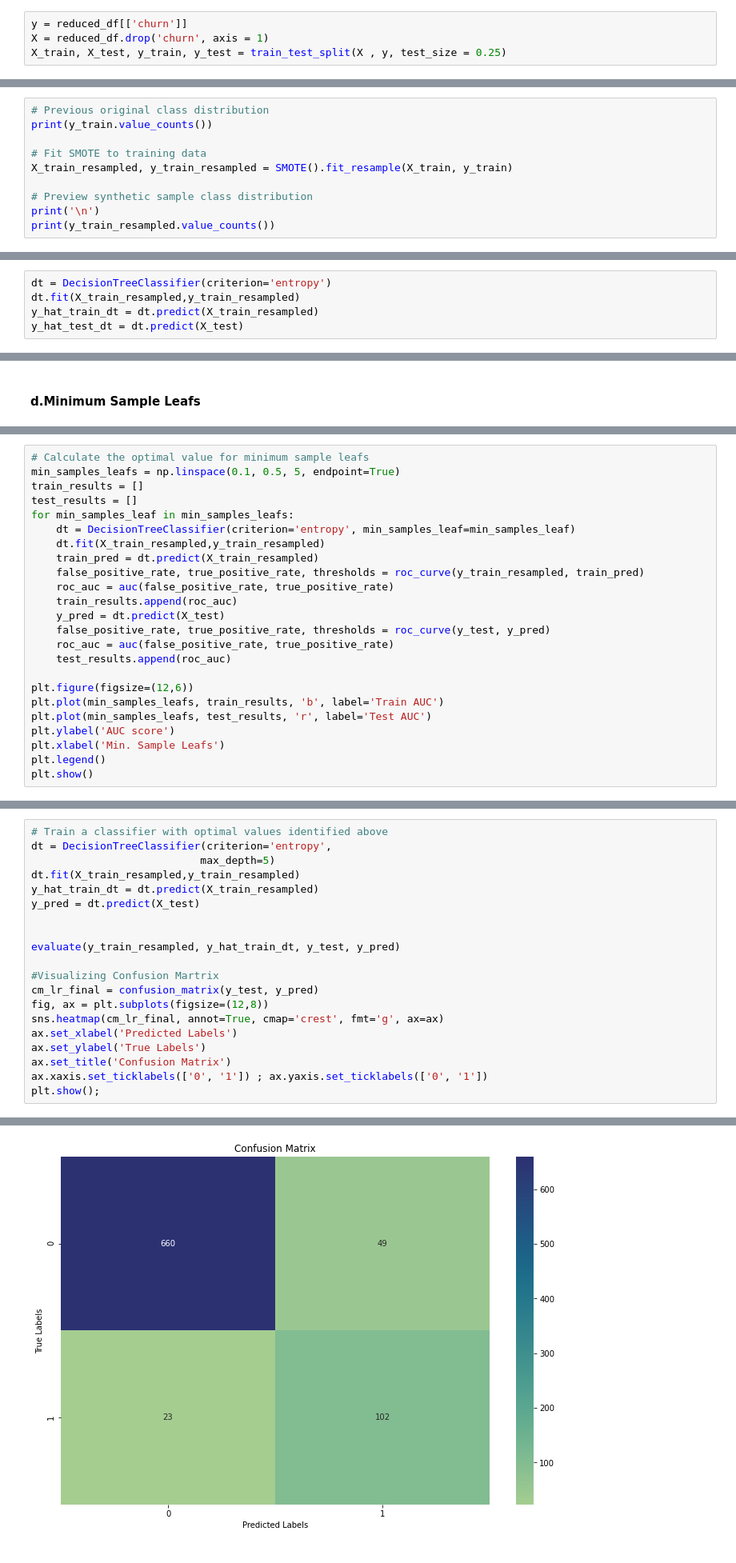
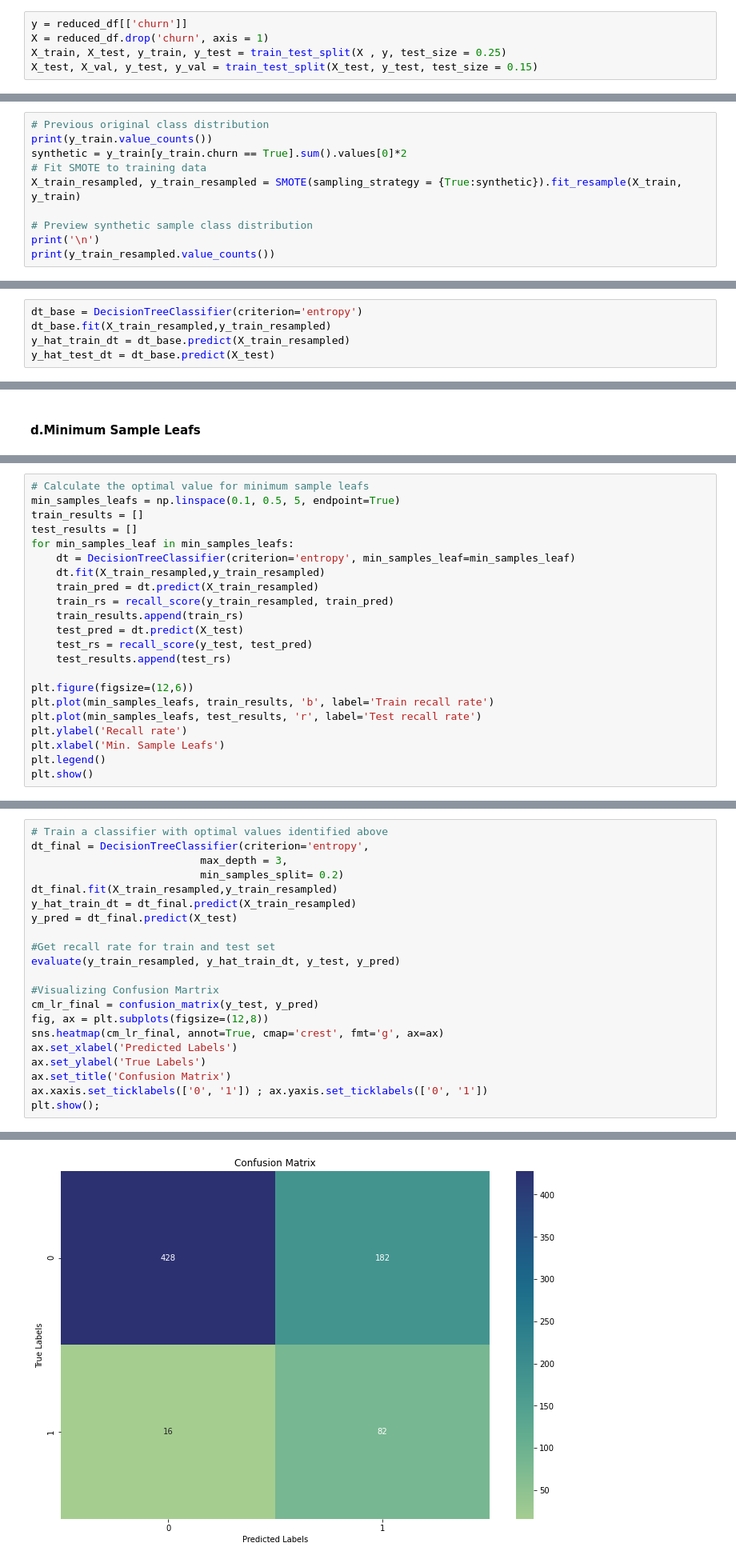
Before and after one commit to taingocbui/phase3_project, a Jupyter notebook: project3.ipynb, the cells around one changed output, grey strips where cells are left out. Shown at 80% size. Drawn from its saved outputs; the diff is of its cells as text.

```diff
--- a/project3.ipynb
+++ b/project3.ipynb
@@ -258,6 +259,7 @@ Numerical data preparations will happen after the split to avoid data leakage. T
 y = reduced_df[['churn']]
 X = reduced_df.drop('churn', axis = 1)
 X_train, X_test, y_train, y_test = train_test_split(X , y, test_size = 0.25)
+X_test, X_val, y_test, y_val = train_test_split(X_test, y_test, test_size = 0.15)
 # %% [markdown]
 #### c. Scaling Numerical Features
 # %% [markdown]
@@ -300,9 +305,9 @@ X_test = pd.concat([X_test_scaled, X_test.drop(num_columns, axis = 1)], axis = 1
 # %%
 # Previous original class distribution
 print(y_train.value_counts())
-
+synthetic = y_train[y_train.churn == True].sum().values[0]*2
 # Fit SMOTE to training data
-X_train_resampled, y_train_resampled = SMOTE().fit_resample(X_train, y_train)
+X_train_resampled, y_train_resampled = SMOTE(sampling_strategy = {True:synthetic}).fit_resample(X_train, y_train)
 
 # Preview synthetic sample class distribution
 print('\n')
@@ -448,10 +392,10 @@ It appears that including regulatization in this Logistic Regression model does
 # %% [markdown]
 #### a. Create a base model
 # %%
-dt = DecisionTreeClassifier(criterion='entropy')
-dt.fit(X_train_resampled,y_train_resampled)
-y_hat_train_dt = dt.predict(X_train_resampled)
-y_hat_test_dt = dt.predict(X_test)
+dt_base = DecisionTreeClassifier(criterion='entropy')
+dt_base.fit(X_train_resampled,y_train_resampled)
+y_hat_train_dt = dt_base.predict(X_train_resampled)
+y_hat_test_dt = dt_base.predict(X_test)
 # %%
 evaluate(y_train_resampled, y_hat_train_dt, y_test, y_hat_test_dt)
 
@@ -579,18 +512,16 @@ for min_samples_leaf in min_samples_leafs:
     dt = DecisionTreeClassifier(criterion='entropy', min_samples_leaf=min_samples_leaf)
     dt.fit(X_train_resampled,y_train_resampled)
     train_pred = dt.predict(X_train_resampled)
-    false_positive_rate, true_positive_rate, thresholds = roc_curve(y_train_resampled, train_pred)
-    roc_auc = auc(false_positive_rate, true_positive_rate)
-    train_results.append(roc_auc)
-    y_pred = dt.predict(X_test)
-    false_positive_rate, true_positive_rate, thresholds = roc_curve(y_test, y_pred)
-    roc_auc = auc(false_positive_rate, true_positive_rate)
-    test_results.append(roc_auc)
+    train_rs = recall_score(y_train_resampled, train_pred)
+    train_results.append(train_rs)
+    test_pred = dt.predict(X_test)
+    test_rs = recall_score(y_test, test_pred)
+    test_results.append(test_rs)
 
 plt.figure(figsize=(12,6))
-plt.plot(min_samples_leafs, train_results, 'b', label='Train AUC')
-plt.plot(min_samples_leafs, test_results, 'r', label='Test AUC')
-plt.ylabel('AUC score')
+plt.plot(min_samples_leafs, train_results, 'b', label='Train recall rate')
+plt.plot(min_samples_leafs, test_results, 'r', label='Test recall rate')
+plt.ylabel('Recall rate')
 plt.xlabel('Min. Sample Leafs')
 plt.legend()
 plt.show()
@@ -604,12 +534,13 @@ plt.show()
 # %%
 # Train a classifier with optimal values identified above
-dt = DecisionTreeClassifier(criterion='entropy',
-                           max_depth=5)
-dt.fit(X_train_resampled,y_train_resampled)
-y_hat_train_dt = dt.predict(X_train_resampled)
-y_pred = dt.predict(X_test)
+dt_final = DecisionTreeClassifier(criterion='entropy',
+                           max_depth = 3,
+                           min_samples_split= 0.2)
+dt_final.fit(X_train_resampled,y_train_resampled)
+y_hat_train_dt = dt_final.predict(X_train_resampled)
+y_pred = dt_final.predict(X_test)
 
-
+#Get recall rate for train and test set
 evaluate(y_train_resampled, y_hat_train_dt, y_test, y_pred)
 
 #Visualizing Confusion Martrix
@@ -642 +558 @@ Testing F1-Score:  0.7391304347826088
-[figure, old version]
+[figure, new version]
```
Also changed, not shown: parts of 41 cells of this notebook, 6 other files.
